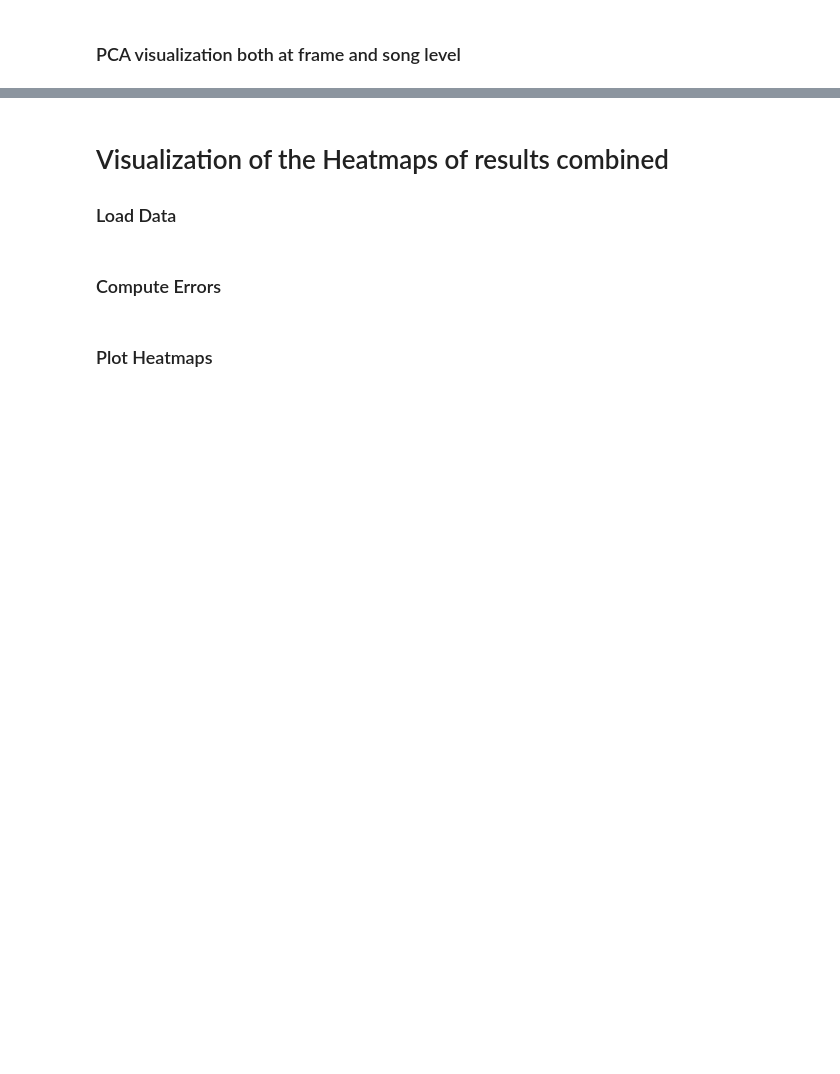
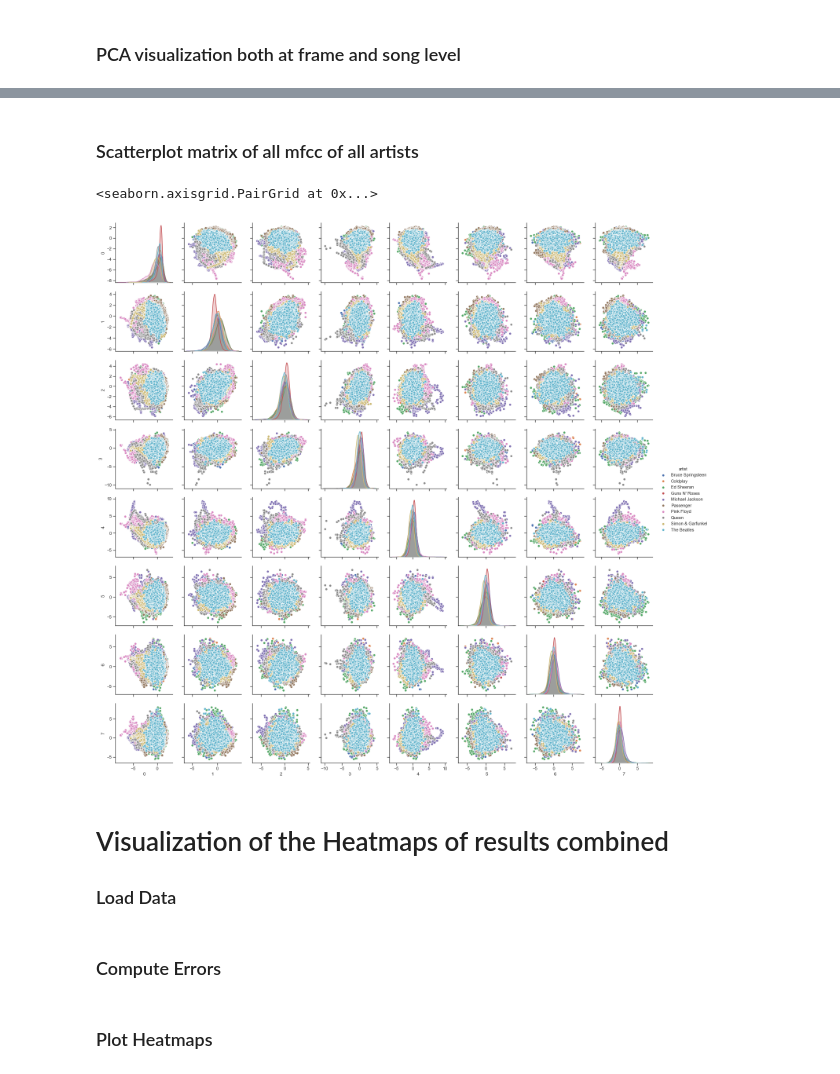
Before and after one commit to mr-96/SML-Project, a Jupyter notebook: 2 - Visualization.ipynb, the cells around one changed output, grey strips where cells are left out. Cells and saved outputs as stored; diff of their text form; code cells hidden in the pictures; blank space fills up the shorter version.

```diff
--- a/2 - Visualization.ipynb
+++ b/2 - Visualization.ipynb
@@ -248,17 +249,0 @@ plt.show()
-# %%
-
-
-#for each song take the average of their mfccs along all its frames
-song_mfcc=numpy.empty((1,n_mfcc))
-for t in x1:
-    song_mfcc=numpy.vstack((song_mfcc, t["mfcc"].sum(axis=0)))
-song_mfcc=numpy.delete(song_mfcc,0,0)
-#scaler = sklearn.preprocessing.StandardScaler()
-#song_mfcc=scaler.fit_transform(song_mfcc)
-
-
-#create a label with artist for the above averages
-song_labels=[]
-for t in x1:
-    song_labels.append(t["artist"])
-song_labels=pandas.DataFrame(song_labels, columns = ["artist"])
@@ -345,3 +250,36 @@ plt.show()
+# %% [markdown]
+### Scatterplot matrix of all mfcc of  all artists
+# %%
+sr=2500
+n_mfcc=8
+
+
+###create a matrix with all frames of all songs
+all_mfcc=numpy.empty((1,n_mfcc))
+for t in x[sr][n_mfcc]:
+    all_mfcc=numpy.vstack((all_mfcc, t["mfcc"]))
+all_mfcc=numpy.delete(all_mfcc,0,0)
+scaler = sklearn.preprocessing.StandardScaler()
+all_mfcc=scaler.fit_transform(all_mfcc)
+all_mfcc=pandas.DataFrame(all_mfcc)
+
+###create a list of corresponding labels and convert to pandas df
+all_labels=[]
+for t in x[sr][n_mfcc]:
+    for _ in range(t["mfcc"].shape[0]):
+        all_labels.append(t["artist"])
+all_labels=pandas.DataFrame(all_labels, columns = ["artist"])
+
+
+#concatenate horizontally the two pandas dataframes
+df = pandas.concat([all_mfcc, all_labels], axis=1)
+# %%
+#####plot
+seaborn.set(style="ticks")
+seaborn.pairplot(df, hue="artist")
+# %% [output]
+<seaborn.axisgrid.PairGrid at 0x...>
+[figure, added]
 # %% [markdown]
 # Visualization of the Heatmaps of results combined
 ### Load Data
```
Also changed, not shown: parts of 12 cells of this notebook, 4 other files.
